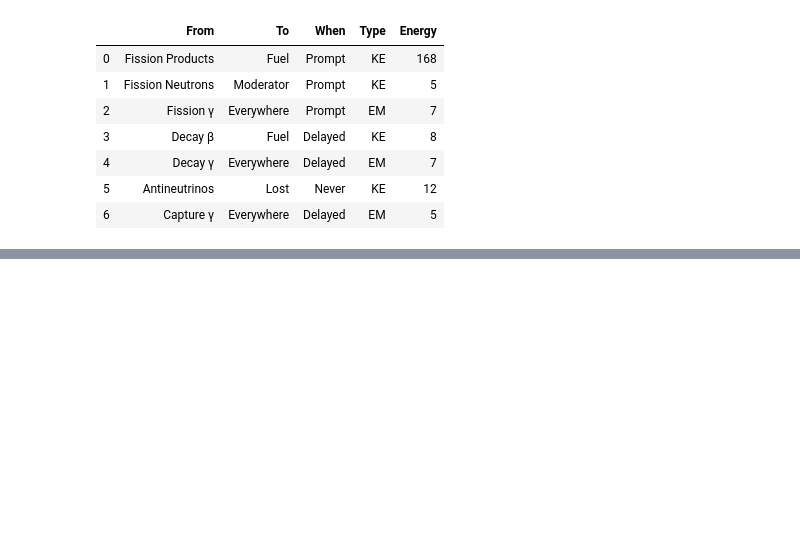
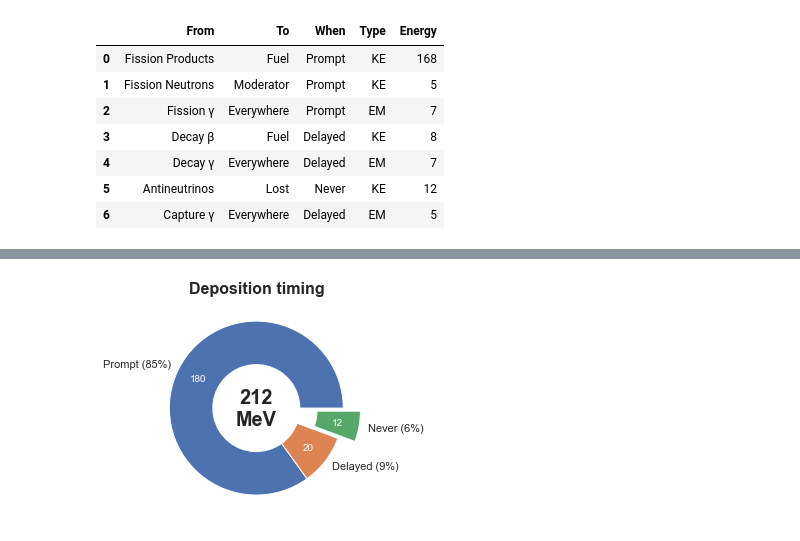
Before and after one commit to deOliveira-R/course_reactor_physics, a Jupyter notebook: energy_release/energy_release.ipynb, the cells around one changed output, grey strips where cells are left out. Drawn from its saved outputs; the diff is of its cells as text; code cells hidden in the pictures; blank space fills up the shorter version.

```diff
--- a/energy_release/energy_release.ipynb
+++ b/energy_release/energy_release.ipynb
@@ -298,0 +257,16 @@ plt.savefig('deposition_place.pdf', bbox_inches='tight')
+# %%
+energy_when = data.groupby(by=['When'])['Energy'].sum()
+energy_when.sort_values(inplace=True, ascending=False)
+
+when_pcts = energy_when/Qtot*100
+
+make_pie(energy_when,
+         format_labels(energy_when.index, when_pcts), clabel,
+         autopct=autopct,
+         pctdistance=pct_dis,
+         explode=[0, 0, ex_dis],
+         title='Deposition timing',
+         figsize=figsize,
+         save='deposition_timing')
+# %% [output]
+[figure, added]
```
Also changed, not shown: parts of 6 cells of this notebook, 19 other files.
